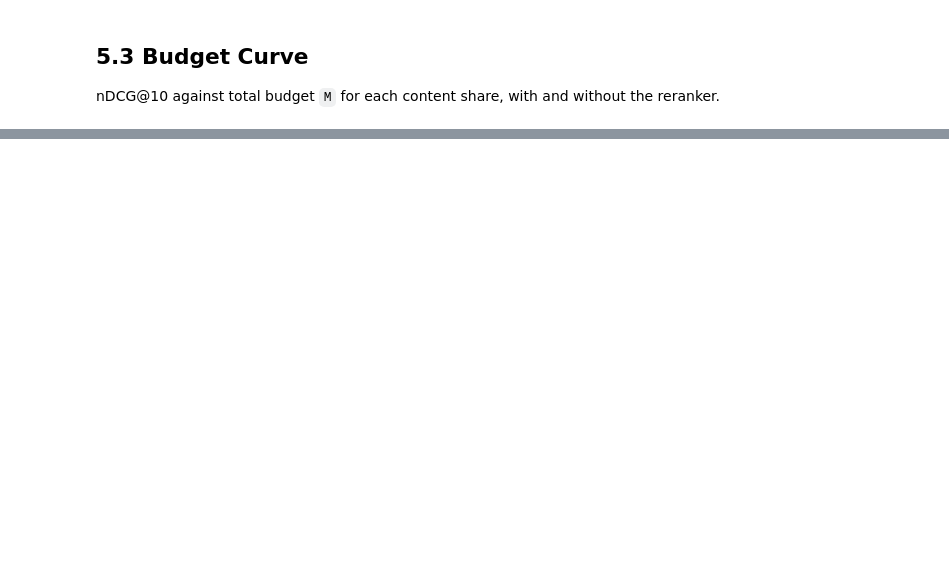
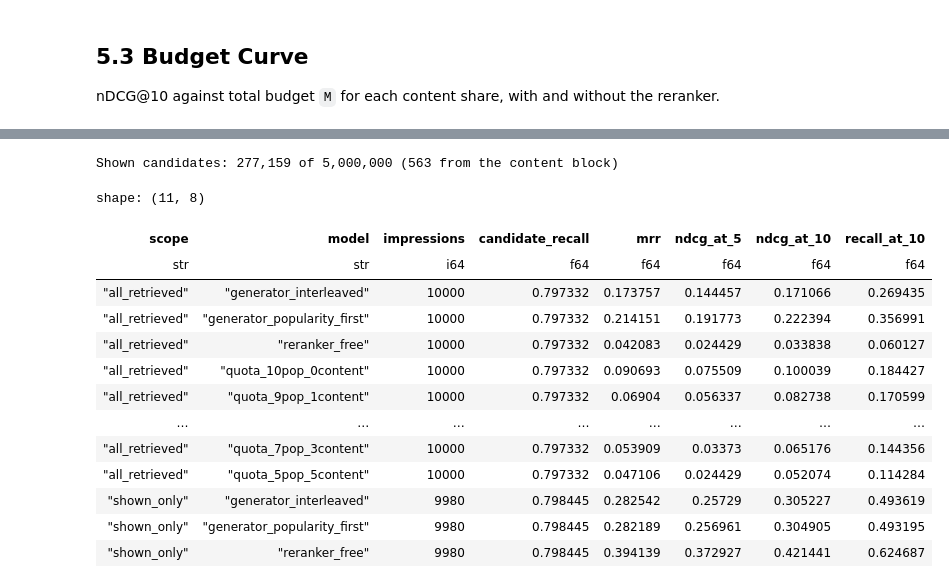
Before and after one commit to hippo2311/BT4222-Group-6-, a Jupyter notebook: 5_Models/5_03_Pipeline_Evaluation/PE_two_stage_pipeline.ipynb, the cells around one changed output, grey strips where cells are left out. Drawn from its saved outputs; the diff is of its cells as text; code cells hidden in the pictures; blank space fills up the shorter version.

```diff
--- a/5_Models/5_03_Pipeline_Evaluation/PE_two_stage_pipeline.ipynb
+++ b/5_Models/5_03_Pipeline_Evaluation/PE_two_stage_pipeline.ipynb
@@ -603,17 +635,13 @@ Two choices are reported:
 # %%
 reranked = budget_results.filter(pl.col("ordering") == "generator_plus_reranker")
-best = reranked.sort([SELECTION_METRIC, "M"], descending=[True, False]).row(0, named=True)
-efficient = (
-    reranked.filter(pl.col(SELECTION_METRIC) >= best[SELECTION_METRIC] - TOLERANCE)
-    .sort(["M", SELECTION_METRIC], descending=[False, True])
-    .row(0, named=True)
-)
-for label, row in (("Best", best), ("Efficient", efficient)):
-    print(f"{label}: P={row['popularity_top']}, C={row['content_top']} (M={row['M']}) -> "
-          f"{SELECTION_METRIC}={row[SELECTION_METRIC]:.4f}, candidate recall={row['candidate_recall']:.4f}")
+raw_argmax = reranked.sort([SELECTION_METRIC, "M"], descending=[True, False]).row(0, named=True)
+print(f"Raw {SELECTION_METRIC} argmax (diagnostic only): P={raw_argmax['popularity_top']}, "
+      f"C={raw_argmax['content_top']} (M={raw_argmax['M']}) -> {SELECTION_METRIC}={raw_argmax[SELECTION_METRIC]:.4f}, "
+      f"candidate recall={raw_argmax['candidate_recall']:.4f}")
+print(f"Chosen in candidate generation: P={CHOSEN_POPULARITY}, C={CHOSEN_CONTENT} "
+      f"(M={CHOSEN_POPULARITY + CHOSEN_CONTENT})")
 
-# Lift from adding the reranker at the chosen budget
 chosen = budget_results.filter(
-    (pl.col("popularity_top") == efficient["popularity_top"]) & (pl.col("content_top") == efficient["content_top"])
+    (pl.col("popularity_top") == CHOSEN_POPULARITY) & (pl.col("content_top") == CHOSEN_CONTENT)
 )
 display(chosen.select("ordering", "M", "candidate_recall", "mrr", "ndcg_at_5", "ndcg_at_10", "recall_at_10"))
@@ -637,0 +691,60 @@ plt.show()
+# %%
+QUOTAS = (10, 9, 8, 7, 5)        # popularity slots in the top 10; the rest go to content
+
+chosen_scores = scores.filter(in_budget(CHOSEN_POPULARITY, CHOSEN_CONTENT)).with_columns(
+    is_popularity.alias("is_popularity"),
+    block_rank.alias("block_rank"),
+    # Reranker rank within the candidate's own retriever block
+    pl.col("score").rank("ordinal", descending=True).over(["impression_uid", is_popularity]).alias("reranker_block_rank"),
+)
+
+chosen_orderings = {
+    "generator_interleaved": interleaved,
+    "generator_popularity_first": -pl.col("cutoff").cast(pl.Int32),
+    "reranker_free": pl.col("score"),
+}
+for popularity_slots in QUOTAS:
+    in_quota = pl.when(pl.col("is_popularity")).then(pl.col("reranker_block_rank") <= popularity_slots).otherwise(
+        pl.col("reranker_block_rank") <= 10 - popularity_slots
+    )
+    # Scores are probabilities in (0, 1), so +10 lifts every in-quota item above the rest
+    chosen_orderings[f"quota_{popularity_slots}pop_{10 - popularity_slots}content"] = in_quota.cast(pl.Float64) * 10 + pl.col("score")
+
+# Retrieved candidates that were shown in the logged slate
+shown_pairs = pl.scan_parquet(RUN / "labels_validation" / "*.parquet").select("impression_uid", "news_code")
+shown_scores = chosen_scores.lazy().join(shown_pairs, on=["impression_uid", "news_code"], how="inner").collect()
+print(f"Shown candidates: {shown_scores.height:,} of {chosen_scores.height:,} "
+      f"({shown_scores.filter(~pl.col('is_popularity')).height:,} from the content block)")
+
+chosen_results = []
+for scope, frame in (("all_retrieved", chosen_scores), ("shown_only", shown_scores)):
+    for ordering, expression in chosen_orderings.items():
+        if scope == "shown_only" and ordering.startswith("quota"):
+            continue   # almost no shown content candidates, so quotas reduce to the free reranker
+        result = evaluate_retrieved_candidates(
+            frame.lazy().with_columns(expression.alias("final_score")),
+            feature_run=RUN, score_column="final_score", model_name=ordering,
+        )
+        chosen_results.append(result.with_columns(pl.lit(scope).alias("scope")))
+
+chosen_results = pl.concat(chosen_results).select(
+    "scope", "model", "impressions", "candidate_recall", "mrr", "ndcg_at_5", "ndcg_at_10", "recall_at_10"
+)
+chosen_results.write_csv(RESULTS / f"pipeline_chosen_pop{CHOSEN_POPULARITY}_content{CHOSEN_CONTENT}_{impression_tag}.csv")
+chosen_results
+# %% [output]
+Shown candidates: 277,159 of 5,000,000 (563 from the content block)
+shape: (11, 8)
+| scope | model | impressions | candidate_recall | mrr | ndcg_at_5 | ndcg_at_10 | recall_at_10 |
+| str | str | i64 | f64 | f64 | f64 | f64 | f64 |
+| "all_retrieved" | "generator_interleaved" | 10000 | 0.797332 | 0.173757 | 0.144457 | 0.171066 | 0.269435 |
+| "all_retrieved" | "generator_popularity_first" | 10000 | 0.797332 | 0.214151 | 0.191773 | 0.222394 | 0.356991 |
+| "all_retrieved" | "reranker_free" | 10000 | 0.797332 | 0.042083 | 0.024429 | 0.033838 | 0.060127 |
+| "all_retrieved" | "quota_10pop_0content" | 10000 | 0.797332 | 0.090693 | 0.075509 | 0.100039 | 0.184427 |
+| "all_retrieved" | "quota_9pop_1content" | 10000 | 0.797332 | 0.06904 | 0.056337 | 0.082738 | 0.170599 |
+| … | … | … | … | … | … | … | … |
+| "all_retrieved" | "quota_7pop_3content" | 10000 | 0.797332 | 0.053909 | 0.03373 | 0.065176 | 0.144356 |
+| "all_retrieved" | "quota_5pop_5content" | 10000 | 0.797332 | 0.047106 | 0.024429 | 0.052074 | 0.114284 |
+| "shown_only" | "generator_interleaved" | 9980 | 0.798445 | 0.282542 | 0.25729 | 0.305227 | 0.493619 |
+| "shown_only" | "generator_popularity_first" | 9980 | 0.798445 | 0.282189 | 0.256961 | 0.304905 | 0.493195 |
+| "shown_only" | "reranker_free" | 9980 | 0.798445 | 0.394139 | 0.372927 | 0.421441 | 0.624687 |
```
Also changed, not shown: parts of 12 cells of this notebook, 2 other files.
